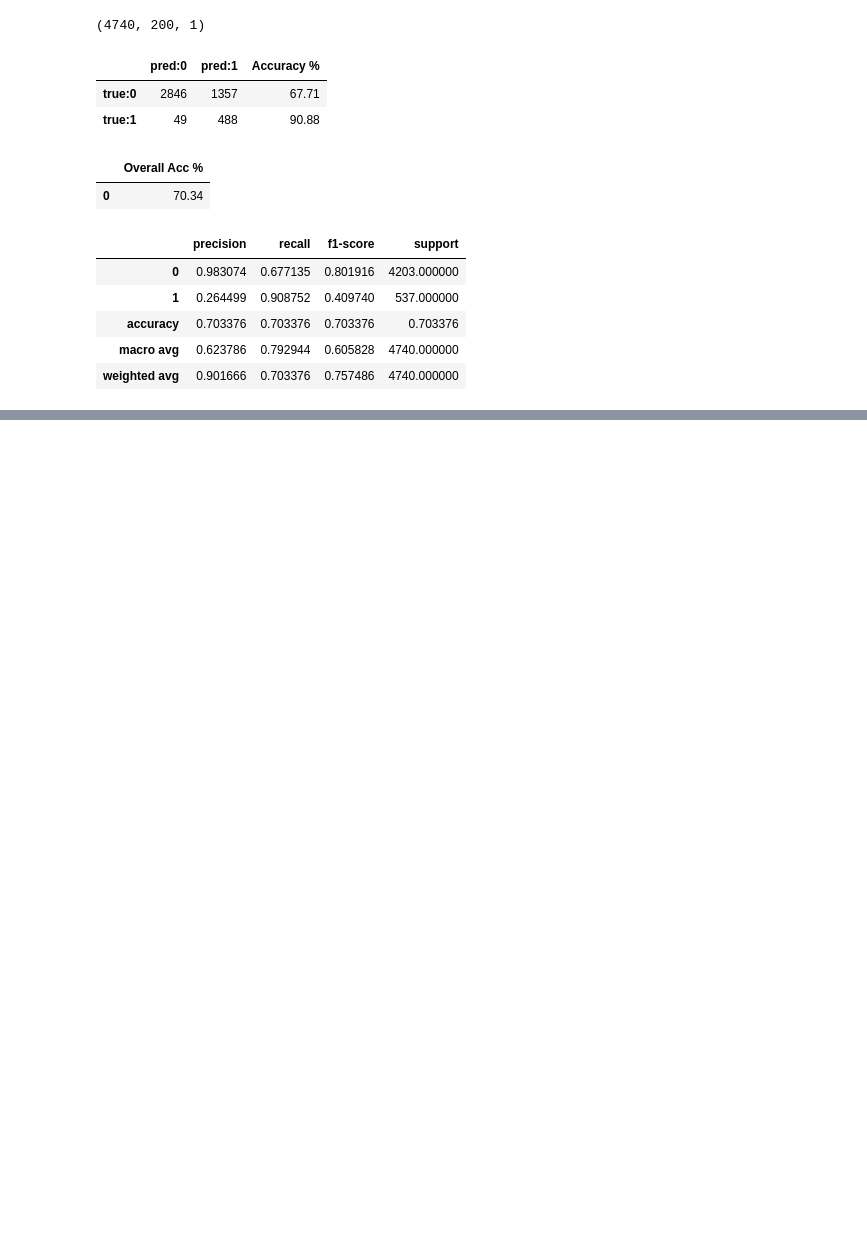
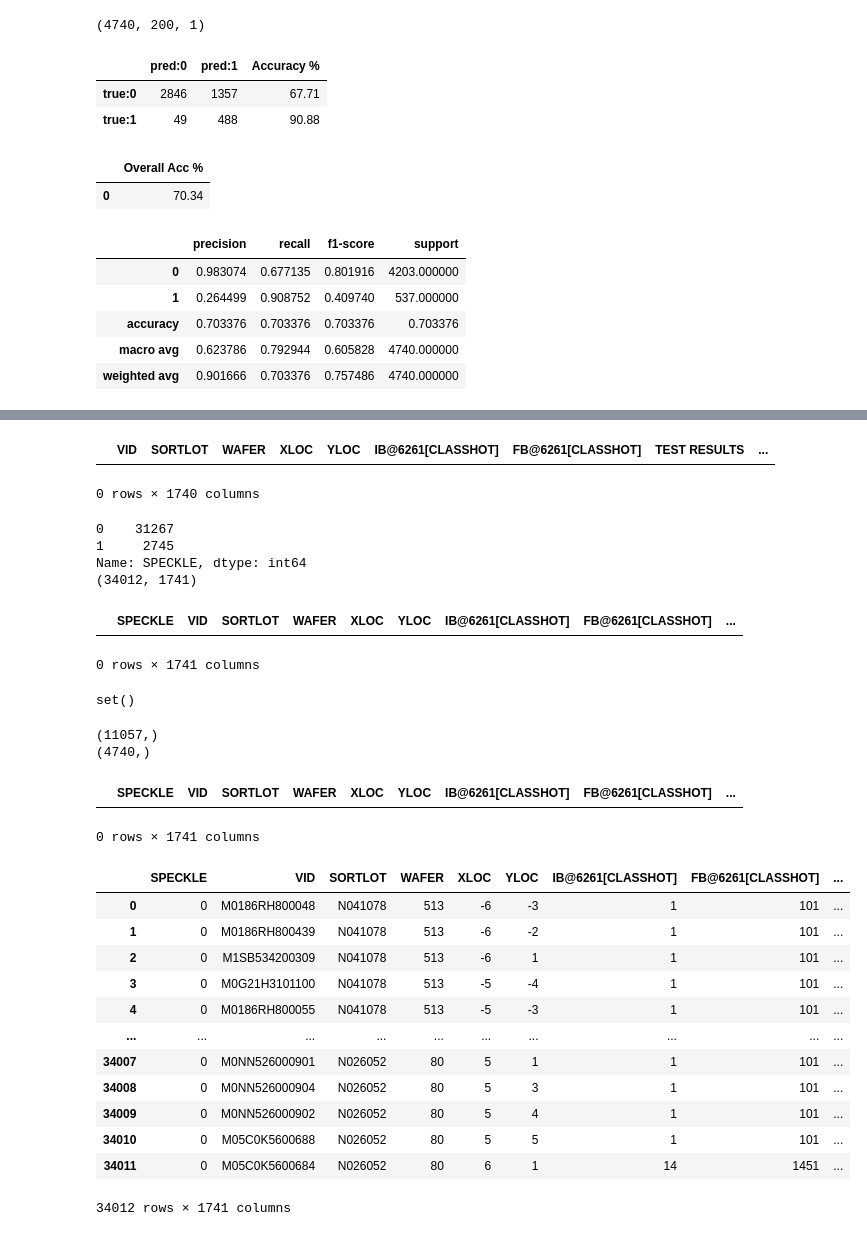
Before and after one commit to NicoleNL/ML-Speckle, a Jupyter notebook: MLSpeckle_20220106.ipynb, the cells around one changed output, grey strips where cells are left out. Drawn from its saved outputs; the diff is of its cells as text; code cells hidden in the pictures; blank space fills up the shorter version.

```diff
--- a/MLSpeckle_20220106.ipynb
+++ b/MLSpeckle_20220106.ipynb
@@ -2629,0 +3082,79 @@ display(report)
+# %%
+#read set 2 data
+import pandas as pd
+path = "C:/Users/nchong/OneDrive - Intel Corporation/Documents/ML based speckle POC/"
+df_set2 = pd.read_csv(path+"RawData/Latest/SNR_B3_rawdata_latest_ww04.1_v1.csv")
+
+#check for rows with blank delta
+import numpy as np
+df_set2[df_set2["DELTA"].isnull()]
+# %% [output]
+|  | VID | SORTLOT | WAFER | XLOC | YLOC | IB@6261[CLASSHOT] | FB@6261[CLASSHOT] | TEST RESULTS | ... |
+0 rows × 1740 columns
+# %%
+#create new column SPECKLE as target
+import numpy as np
+df_set2["SPECKLE"] = np.where(df_set2["DELTA"]==0,0,1)
+cols = df_set2.columns.tolist()
+cols = [cols[-1]]+cols[:-1] #move speckle col to the front
+df_set2 = df_set2.reindex(columns=cols)
+
+print(df_set2["SPECKLE"].value_counts())
+print(df_set2.shape)
+# %% [output]
+0    31267
+1     2745
+Name: SPECKLE, dtype: int64
+(34012, 1741)
+# %%
+df_set2[df_set2["VID"].isin(df_set1["VID"])]
+# %% [output]
+|  | SPECKLE | VID | SORTLOT | WAFER | XLOC | YLOC | IB@6261[CLASSHOT] | FB@6261[CLASSHOT] | ... |
+0 rows × 1741 columns
+# %%
+set(df_set2["VID"]).intersection(set(df_set1["VID"]))
+# %% [output]
+set()
+# %%
+train_set1 = pd.read_csv(path+"DataPreparation/SNR_R5_ww51.4/SupFeatures_Train.csv")
+val_set1 = pd.read_csv(path+"DataPreparation/SNR_R5_ww51.4/SupFeatures_Val.csv")
+print(train_set1["VID"].shape)
+print(val_set1["VID"].shape)
+# %% [output]
+(11057,)
+(4740,)
+# %%
+df_set2[df_set2["VID"].isin(val_set1["VID"])]
+# %% [output]
+|  | SPECKLE | VID | SORTLOT | WAFER | XLOC | YLOC | IB@6261[CLASSHOT] | FB@6261[CLASSHOT] | ... |
+0 rows × 1741 columns
+# %%
+#NA imputation
+
+def NA_impute(df,imptype):
+    """
+    Impute NA
+    df[DataFrame]:df
+    imptype[string]: "mean" to impute data with mean, "median" to impute data with median
+    """
+    if imptype == "mean":
+        df = df.fillna(df.mean())
+    if imptype == "median":
+        df = df.fillna(df.median())
+    return df
+
+df_set2 = NA_impute(df_set2,imptype="median")
+# %% [output]
+|  | SPECKLE | VID | SORTLOT | WAFER | XLOC | YLOC | IB@6261[CLASSHOT] | FB@6261[CLASSHOT] | ... |
+| 0 | 0 | M0186RH800048 | N041078 | 513 | -6 | -3 | 1 | 101 | ... |
+| 1 | 0 | M0186RH800439 | N041078 | 513 | -6 | -2 | 1 | 101 | ... |
+| 2 | 0 | M1SB534200309 | N041078 | 513 | -6 | 1 | 1 | 101 | ... |
+| 3 | 0 | M0G21H3101100 | N041078 | 513 | -5 | -4 | 1 | 101 | ... |
+| 4 | 0 | M0186RH800055 | N041078 | 513 | -5 | -3 | 1 | 101 | ... |
+| ... | ... | ... | ... | ... | ... | ... | ... | ... | ... |
+| 34007 | 0 | M0NN526000901 | N026052 | 80 | 5 | 1 | 1 | 101 | ... |
+| 34008 | 0 | M0NN526000904 | N026052 | 80 | 5 | 3 | 1 | 101 | ... |
+| 34009 | 0 | M0NN526000902 | N026052 | 80 | 5 | 4 | 1 | 101 | ... |
+| 34010 | 0 | M05C0K5600688 | N026052 | 80 | 5 | 5 | 1 | 101 | ... |
+| 34011 | 0 | M05C0K5600684 | N026052 | 80 | 6 | 1 | 14 | 1451 | ... |
+34012 rows × 1741 columns
```
Also changed, not shown: parts of 44 cells of this notebook.
